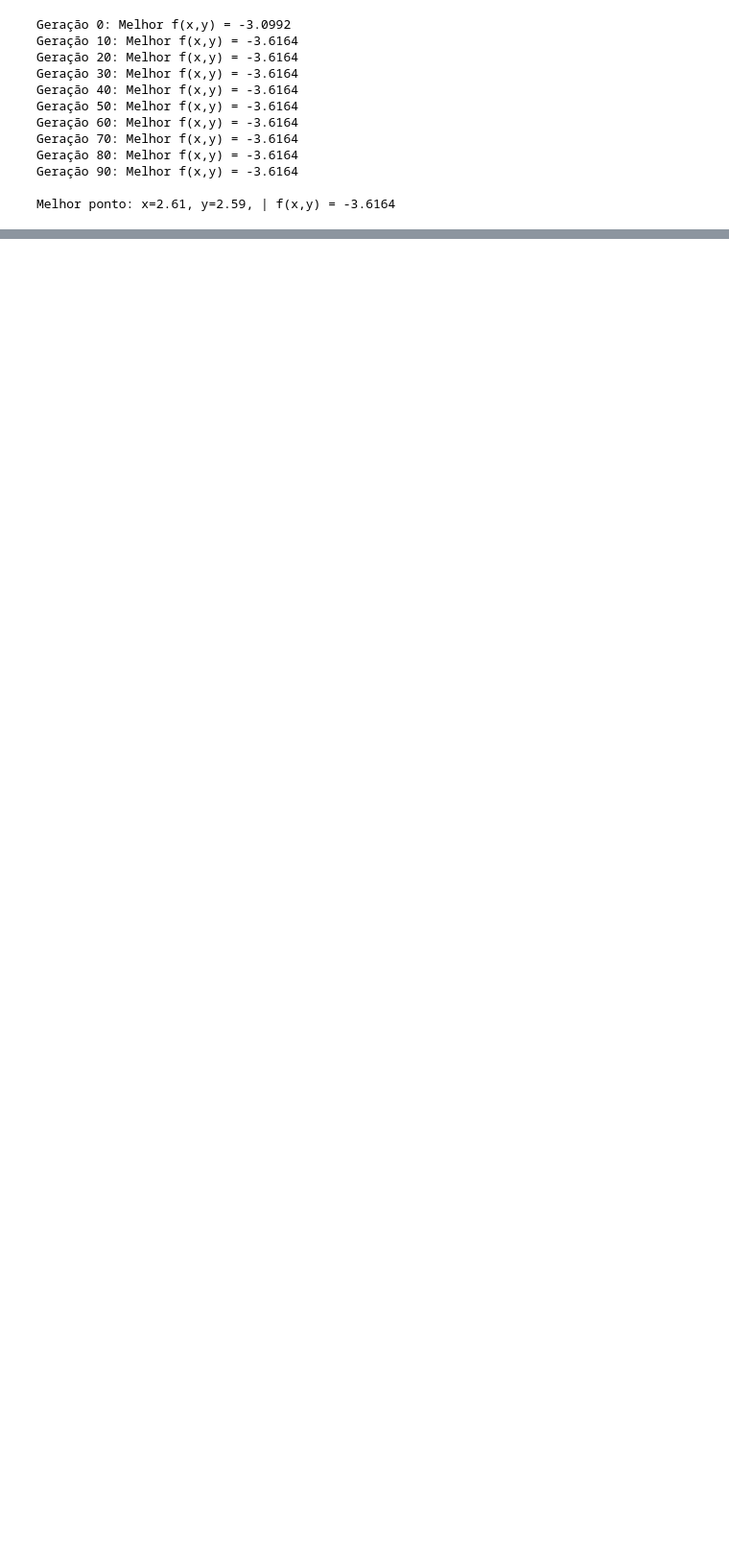
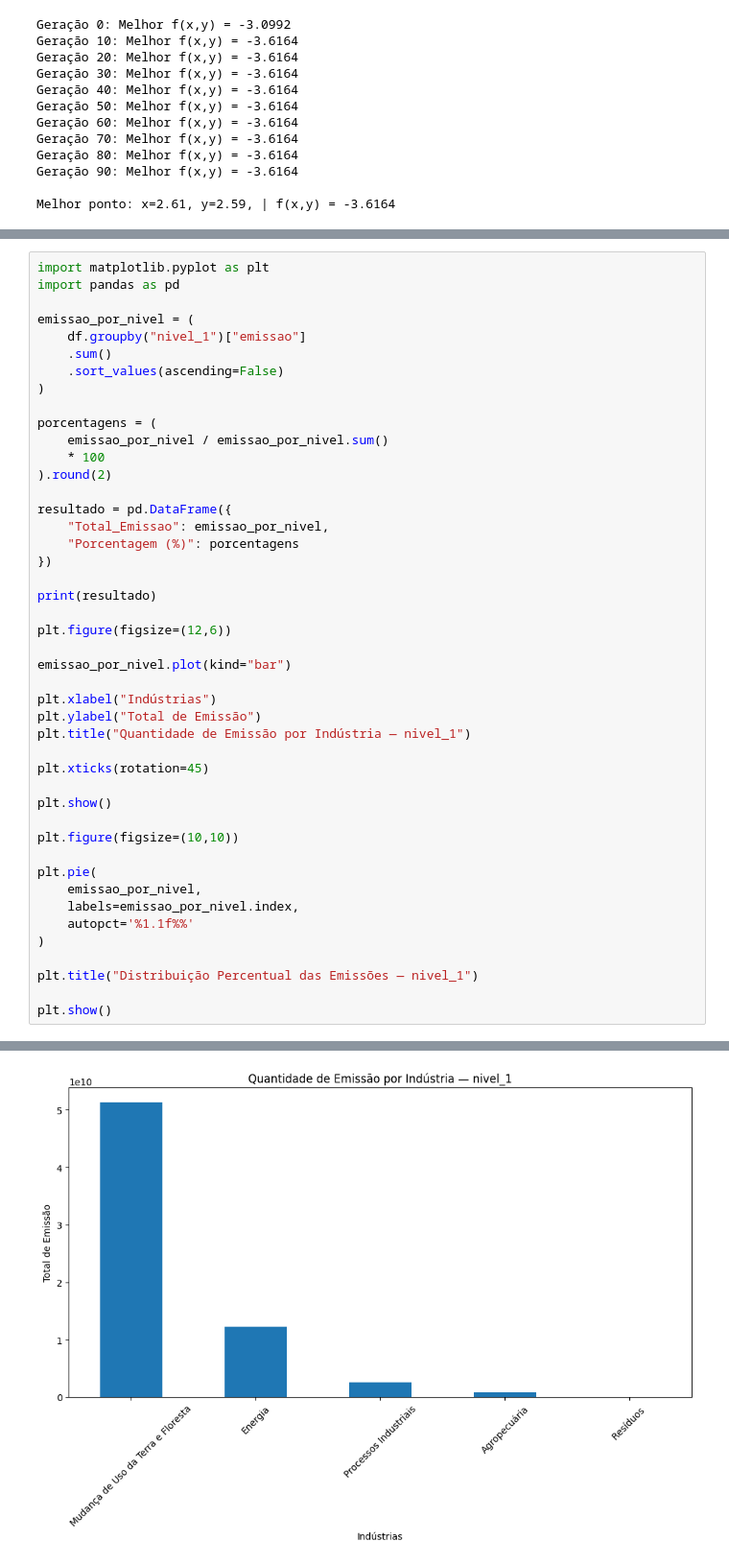
Before and after one commit to gblsun/analise-emissoes-co2-brasil, a Jupyter notebook: ProjetoEmissao-teste.ipynb, the cells around one changed output, grey strips where cells are left out. Shown at 96% size. Cells and saved outputs as stored; diff of their text form; blank space fills up the shorter version.

```diff
--- a/ProjetoEmissao-teste.ipynb
+++ b/ProjetoEmissao-teste.ipynb
@@ -1248,0 +1384,46 @@ Melhor ponto: x=2.61, y=2.59, | f(x,y) = -3.6164
+# %%
+import matplotlib.pyplot as plt
+import pandas as pd
+
+emissao_por_nivel = (
+    df.groupby("nivel_1")["emissao"]
+    .sum()
+    .sort_values(ascending=False)
+)
+
+porcentagens = (
+    emissao_por_nivel / emissao_por_nivel.sum()
+    * 100
+).round(2)
+
+resultado = pd.DataFrame({
+    "Total_Emissao": emissao_por_nivel,
+    "Porcentagem (%)": porcentagens
+})
+
+print(resultado)
+
+plt.figure(figsize=(12,6))
+
+emissao_por_nivel.plot(kind="bar")
+
+plt.xlabel("Indústrias")
+plt.ylabel("Total de Emissão")
+plt.title("Quantidade de Emissão por Indústria — nivel_1")
+
+plt.xticks(rotation=45)
+
+plt.show()
+
+plt.figure(figsize=(10,10))
+
+plt.pie(
+    emissao_por_nivel,
+    labels=emissao_por_nivel.index,
+    autopct='%1.1f%%'
+)
+
+plt.title("Distribuição Percentual das Emissões — nivel_1")
+
+plt.show()
+# %% [output]
@@ -1248,0 +1437 @@ Melhor ponto: x=2.61, y=2.59, | f(x,y) = -3.6164
+[figure, added]
```
Also changed, not shown: parts of 14 cells of this notebook, 1 other file.
